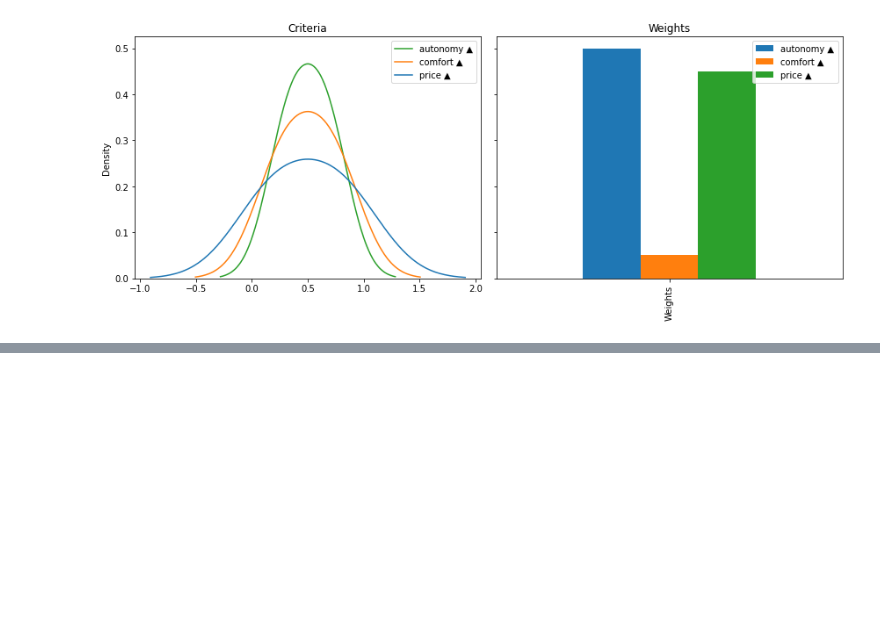
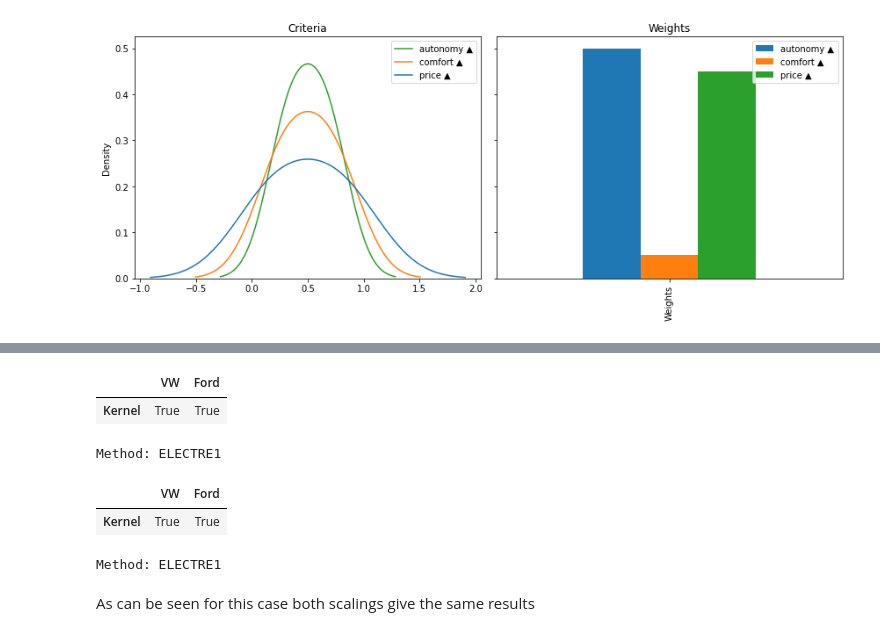
Before and after one commit to quatrope/scikit-criteria, a Jupyter notebook: docs/source/tutorial/quickstart.ipynb, the cells around one changed output, grey strips where cells are left out. Drawn from its saved outputs; the diff is of its cells as text; code cells hidden in the pictures; blank space fills up the shorter version.

```diff
--- a/docs/source/tutorial/quickstart.ipynb
+++ b/docs/source/tutorial/quickstart.ipynb
@@ -492,3 +433,35 @@ f.set_figwidth(15)
+# %%
+from skcriteria.madm import electre
+
+
+pipe_vector = mkpipe(
+    invert_objectives.MinimizeToMaximize(),
+    scalers.VectorScaler(target="matrix"),  # this scaler transform the matrix
+    scalers.SumScaler(target="weights"),  # and this transform the weights
+    electre.ELECTRE1(p=0.65, q=0.35),
+)
+
+pipe_sum = mkpipe(
+    invert_objectives.MinimizeToMaximize(),
+    scalers.SumScaler(target="weights"),  # transform the matrix and weights
+    electre.ELECTRE1(p=0.65, q=0.35),
+)
+# %%
+kernel_vector = pipe_vector.evaluate(dm)
+kernel_vector
+# %% [output]
+|  | VW | Ford |
+| Kernel | True | True |
+Method: ELECTRE1
+# %%
+kernel_sum = pipe_sum.evaluate(dm)
+kernel_sum
+# %% [output]
+|  | VW | Ford |
+| Kernel | True | True |
+Method: ELECTRE1
+# %% [markdown]
+As can be seen for this case both scalings give the same results
 # %%
 import datetime as dt
 import skcriteria
```
Also changed, not shown: parts of 62 cells of this notebook, 1 other file.
